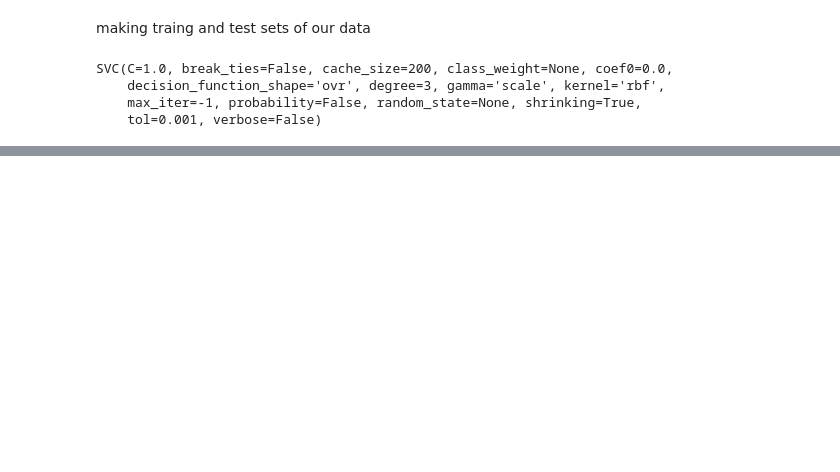
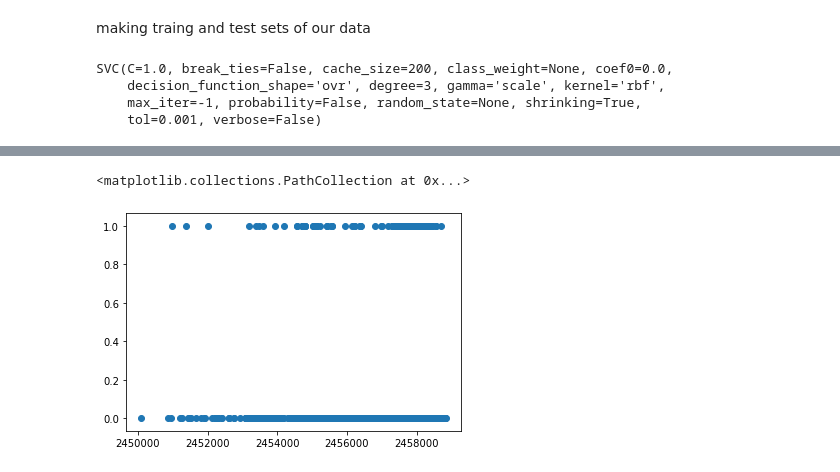
Before and after one commit to RitikUpmanyu/ACM_machine_learning_recruitment, a Jupyter notebook: svm nasa asteroid classifier.ipynb, the cells around one changed output, grey strips where cells are left out. Drawn from its saved outputs; the diff is of its cells as text; code cells hidden in the pictures; blank space fills up the shorter version.

```diff
--- a/svm nasa asteroid classifier.ipynb
+++ b/svm nasa asteroid classifier.ipynb
@@ -153,0 +193,5 @@ weighted avg       0.68      0.82      0.74       938
+# %%
+plt.scatter(q,e)
+# %% [output]
+<matplotlib.collections.PathCollection at 0x...>
+[figure, added]
```
Also changed, not shown: parts of 19 cells of this notebook.
